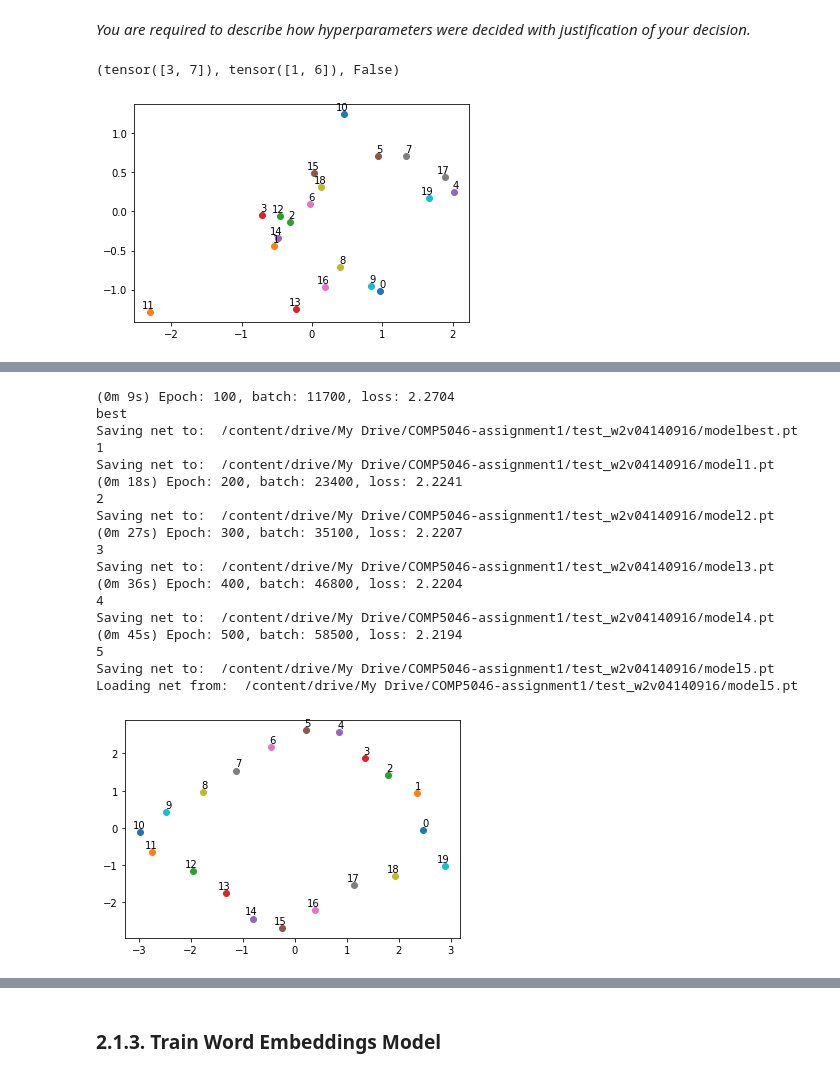
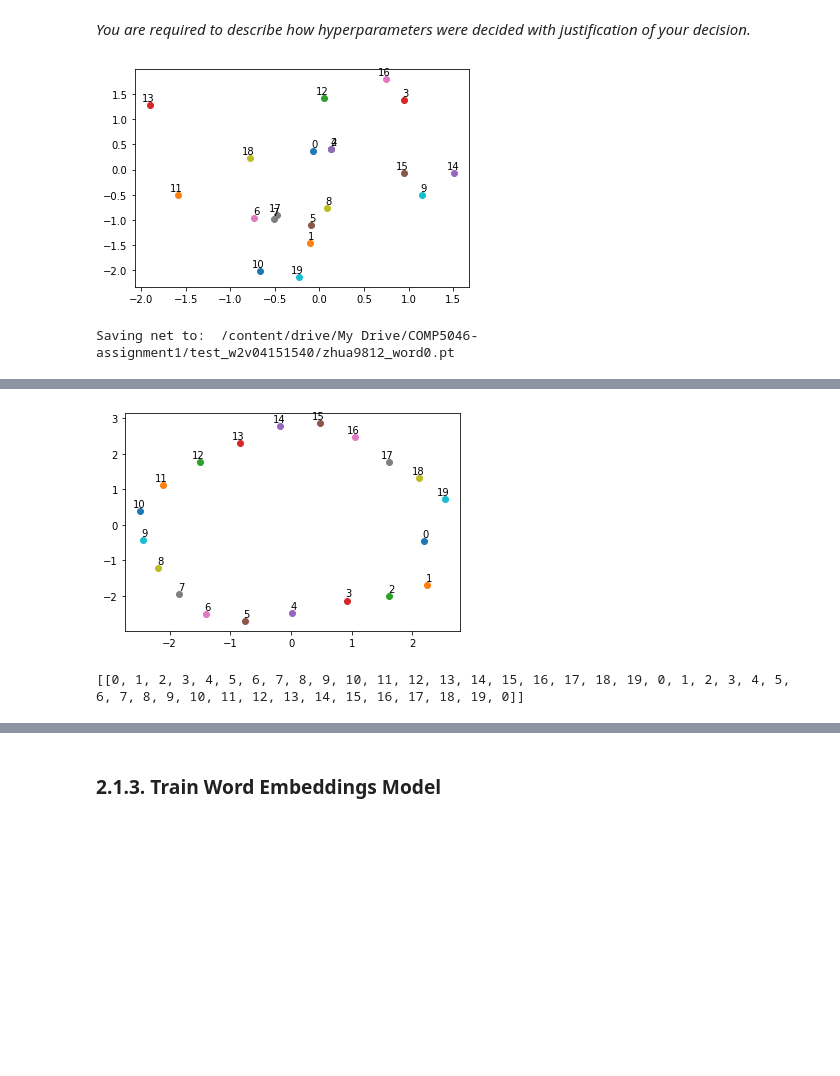
Before and after one commit to Dovermore/COMP5046-ass1, a Jupyter notebook: zhua9812_COMP5046_Ass1.ipynb, the cells around one changed output, grey strips where cells are left out. Cells and saved outputs as stored; diff of their text form; code cells hidden in the pictures; blank space fills up the shorter version.

```diff
--- a/zhua9812_COMP5046_Ass1.ipynb
+++ b/zhua9812_COMP5046_Ass1.ipynb
@@ -164,20 +228,22 @@ datagen = sgt.generator(tokens_train, algorithm=3)
 # %%
 test_w2v_model = make_w2v_model(X=toy_num_data, embedding_dim=2,
                                 window=3, ckpt_base="test_w2v", addtime=True)
-datagen = test_w2v_model.data_generator(toy_num_data, batch_size=2)
-print(next(datagen))
 # Before
 vocab_list = test_w2v_model.data_transformer.token_list
-plot_annotate(*list(zip(*test_w2v_model.net.embedding.weight.detach().numpy())), vocab_list)
+plot_annotate(*list(zip(*test_w2v_model.net.embedding.weight.detach().clone().cpu().numpy())), vocab_list)
 plt.show()
-test_w2v_model.train(train_data=toy_num_data, epochs=500, batch_size=2,
-                     batch_display_interval=0, epoch_display_interval=100, ckpt_interval=100)
+
+# Overfit the small dataset
+test_w2v_model.train(train_data=toy_num_data, epochs=1000, batch_size=2,
+                     epoch_display_interval=250, ckpt_interval=1000)
+
+# Test loading
+test_w2v_model.load_model()
+
 # After
-test_w2v_model.load_model()
-# Overfit the small dataset
-plot_annotate(*list(zip(*test_w2v_model.net.embedding.weight.detach().numpy())), vocab_list)
+plot_annotate(*list(zip(*test_w2v_model.net.embedding.weight.detach().clone().cpu().numpy())), vocab_list)
 plt.show()
-# I think this works?
+print(toy_num_data)
 # %% [output]
+[figure, new version]
-(tensor([3, 7]), tensor([1, 6]), False)
+Saving net to:  /content/drive/My Drive/COMP5046-assignment1/test_w2v04151540/zhua9812_word0.pt
-[figure, old version]
@@ -186,20 +256,3 @@ Saving net to:  /content/drive/My Drive/COMP5046-assignment1/test_w2v04140916/mo
+[figure, new version]
-(0m 9s) Epoch: 100, batch: 11700, loss: 2.2704
-best
-Saving net to:  /content/drive/My Drive/COMP5046-assignment1/test_w2v04140916/modelbest.pt
-1
-Saving net to:  /content/drive/My Drive/COMP5046-assignment1/test_w2v04140916/model1.pt
-(0m 18s) Epoch: 200, batch: 23400, loss: 2.2241
-2
-Saving net to:  /content/drive/My Drive/COMP5046-assignment1/test_w2v04140916/model2.pt
-(0m 27s) Epoch: 300, batch: 35100, loss: 2.2207
-3
-Saving net to:  /content/drive/My Drive/COMP5046-assignment1/test_w2v04140916/model3.pt
-(0m 36s) Epoch: 400, batch: 46800, loss: 2.2204
-4
-Saving net to:  /content/drive/My Drive/COMP5046-assignment1/test_w2v04140916/model4.pt
-(0m 45s) Epoch: 500, batch: 58500, loss: 2.2194
-5
-Saving net to:  /content/drive/My Drive/COMP5046-assignment1/test_w2v04140916/model5.pt
-Loading net from:  /content/drive/My Drive/COMP5046-assignment1/test_w2v04140916/model5.pt
+[[0, 1, 2, 3, 4, 5, 6, 7, 8, 9, 10, 11, 12, 13, 14, 15, 16, 17, 18, 19, 0, 1, 2, 3, 4, 5, 6, 7, 8, 9, 10, 11, 12, 13, 14, 15, 16, 17, 18, 19, 0]]
-[figure, old version]
 # %%
```
Also changed, not shown: parts of 61 cells of this notebook.
